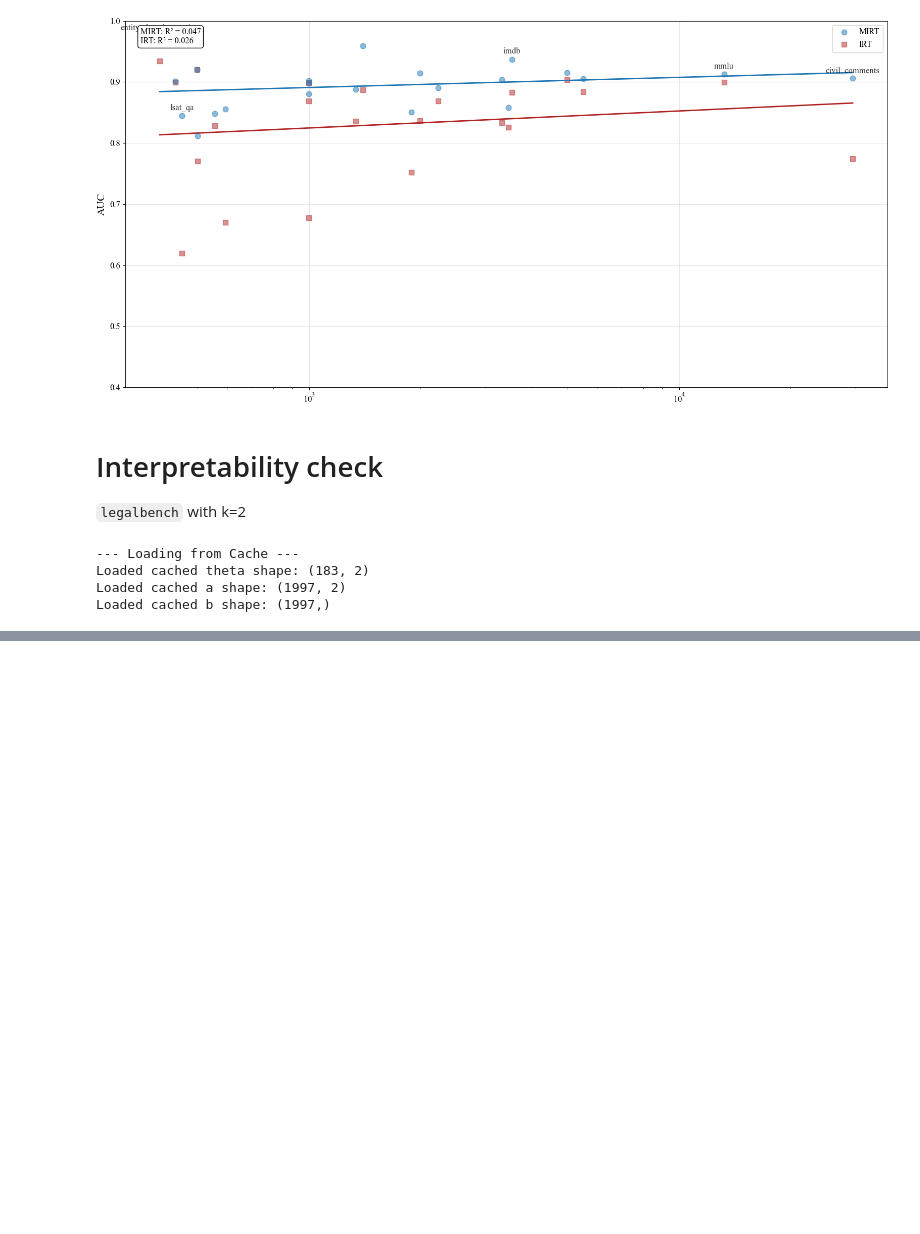
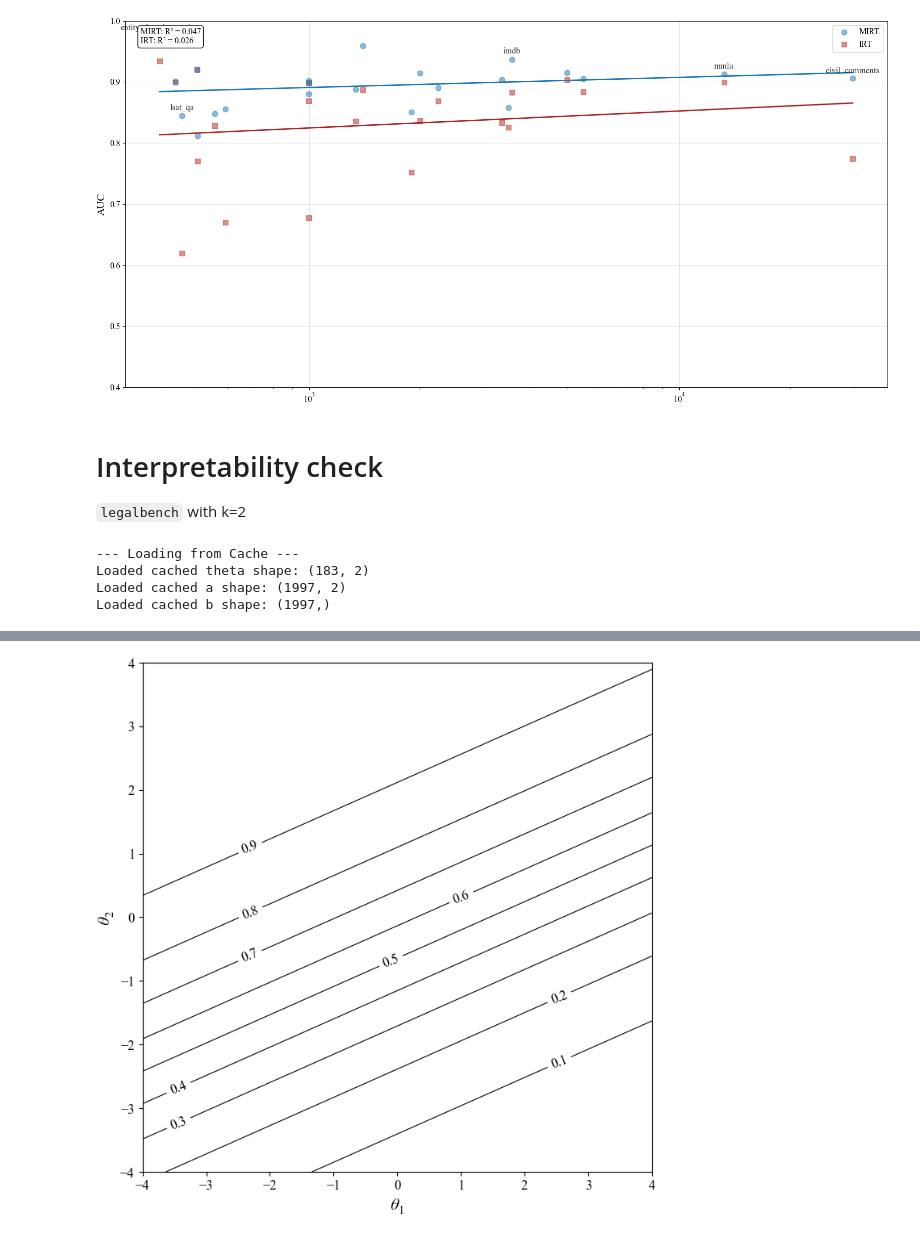
Before and after one commit to ronanhansel/reeval-multi, a Jupyter notebook: mirt-official/calibration.ipynb, the cells around one changed output, grey strips where cells are left out. Drawn from its saved outputs; the diff is of its cells as text; code cells hidden in the pictures; blank space fills up the shorter version.

```diff
--- a/mirt-official/calibration.ipynb
+++ b/mirt-official/calibration.ipynb
@@ -810,0 +784,46 @@ a_df.to_csv('conv_item_loadings_rotated.csv', index=False)
+# %%
+import pandas as pd
+import numpy as np
+import matplotlib.pyplot as plt
+
+def plot_item_contour(item_name, a_df, b_df):
+    """
+    Generates a 2D Item Characteristic Contour plot in black and white for a single item.
+    """
+    if item_name not in a_df.index or item_name not in b_df.index:
+        print(f"Error: Item '{item_name}' not found in a_df or b_df.")
+        return
+
+    # 1. Get parameters for the selected item
+    a_params = a_df.loc[item_name].values
+    b_param = b_df.loc[item_name, 'Difficulty']
+
+    # 2. Create a grid of theta (ability) values
+    theta_range = np.linspace(-4, 4, 100)
+    theta1_grid, theta2_grid = np.meshgrid(theta_range, theta_range)
+
+    # 3. Calculate the probability of a correct response across the grid
+    prob_surface = 1 / (1 + np.exp(-(a_params[0] * theta1_grid + a_params[1] * theta2_grid - b_param)))
+
+    # 4. Create the 2D contour plot
+    fig, ax = plt.subplots(figsize=(8, 7))
+
+    # CHANGED: Contour lines are now black to be visible on a white background
+    contour_lines = ax.contour(theta1_grid, theta2_grid, prob_surface, levels=np.arange(0.1, 1.0, 0.1), colors='black', linewidths=0.8)
+    ax.clabel(contour_lines, inline=True, fontsize=12, fmt='%1.1f')
+
+    # 5. Formatting
+    ax.set_xlabel(r'$\theta_1$')
+    ax.set_ylabel(r'$\theta_2$')
+    # ax.grid(True, linestyle=':', alpha=0.3)
+    ax.set_aspect('equal')
+
+    plt.show()
+
+# Choose an item to plot from your a_df's index
+item_to_plot = a_df_2d.index[4]
+
+# Call the function
+plot_item_contour(item_to_plot, a_df_2d, b_df)
+# %% [output]
+[figure, added]
```
Also changed, not shown: parts of 33 cells of this notebook, 2 other files.
